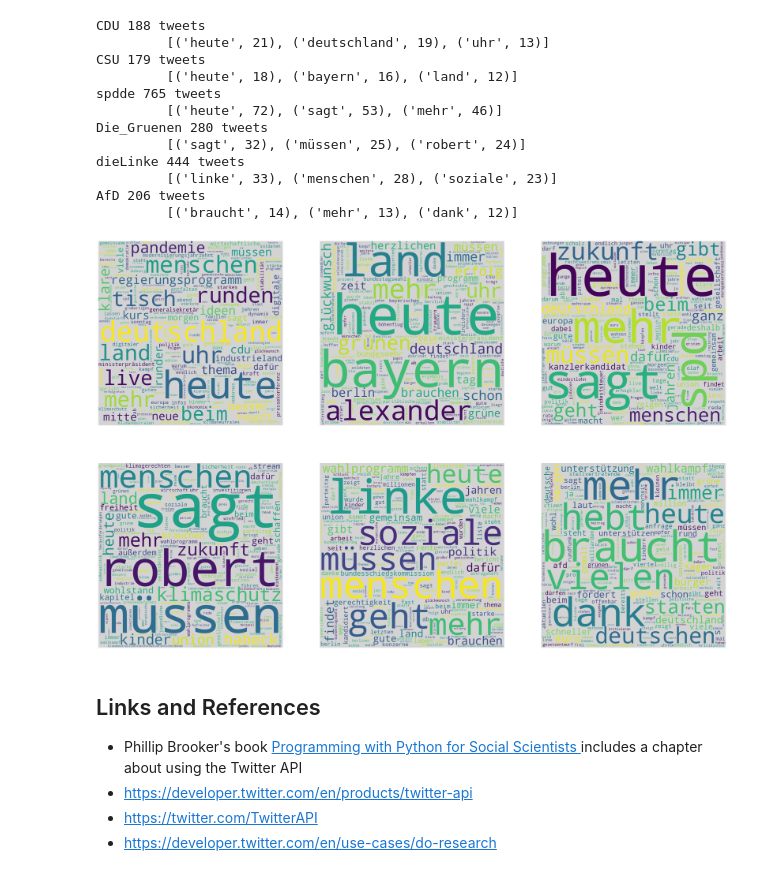
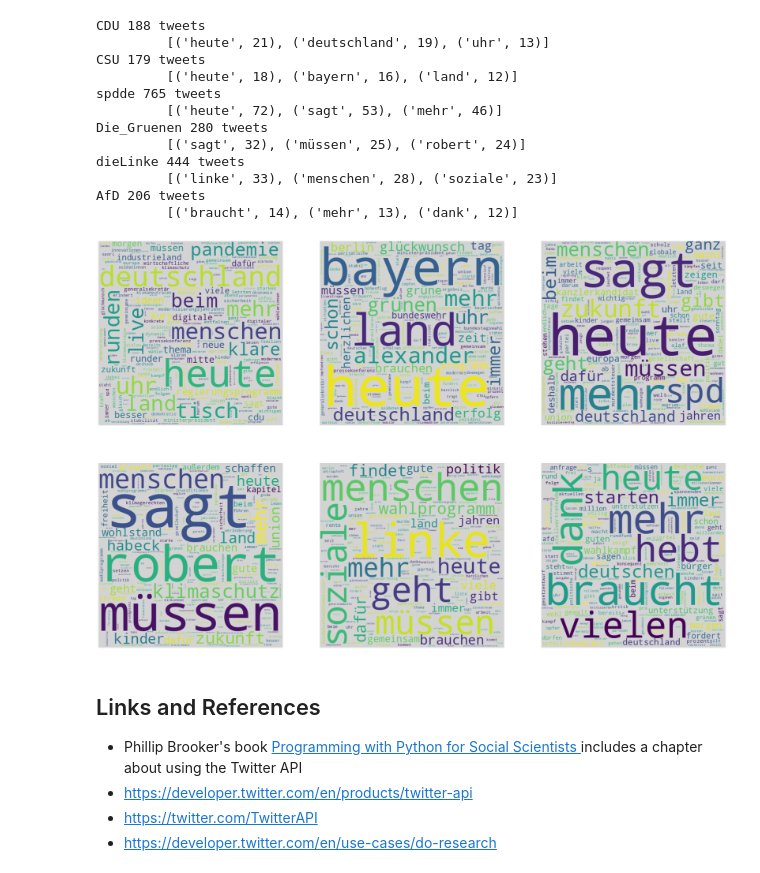
Before and after one commit to sebastian-nagel/introduction-to-python, a Jupyter notebook: 3_twitter_api.ipynb, the cells around one changed output. Cells and saved outputs as stored; diff of their text form; code cells hidden in the pictures.

```diff
--- a/3_twitter_api.ipynb
+++ b/3_twitter_api.ipynb
@@ -288,0 +299,8 @@ word_counts(tweets).most_common()[0:25]
+# %%
+from wordcloud import WordCloud
+
+wordcloud = WordCloud(width=400, height=400,
+                      background_color='lightgrey') \
+                .generate_from_frequencies(word_counts(tweets))
+
+wordcloud.to_image()
@@ -306,9 +326,9 @@ Then we load the data in Python and extract the word counts:
 # %%
-parties_in_bundestag = 'CDU CSU spdde Die_Gruenen dieLinke AfD'.split()
+parties = 'CDU CSU spdde Die_Gruenen dieLinke AfD'.split()
 
 words = {}
 
-for party in parties_in_bundestag:
+for party in parties:
     tweets = load_tweets('data/twitter/ppart/timeline/%s.jsonl' % party)
     words[party] = word_counts(tweets)
     # show some stats
@@ -328,28 +348,24 @@ dieLinke 444 tweets
 AfD 206 tweets
          [('braucht', 14), ('mehr', 13), ('dank', 12)]
 # %%
-from wordcloud import WordCloud
-
 import matplotlib.pyplot as plt
 
 
-fig, axes = plt.subplots(nrows=2, ncols=3, sharex=True, sharey=True,
-                         squeeze=True, figsize=[36,24])
+fig, axes = plt.subplots(nrows=2, ncols=3, figsize=[36,24])
 
 n = 0
-for party in parties_in_bundestag:
-    wordcloud = WordCloud(width=900, height=900,
-                          background_color='lightgrey',
-                          min_font_size=10) \
+for party in parties:
+    wordcloud = WordCloud(width=400, height=400,
+                          background_color='lightgrey') \
                 .generate_from_frequencies(words[party])
     axis = axes[int(n/3),n%3]
     axis.imshow(wordcloud)
     axis.axis('off') # do not show x/y scale
     n += 1
 
 plt.show()
 # %% [output]
-[figure, old version]
+[figure, new version]
 # %% [markdown]
 ## Links and References
 
```
Also changed, not shown: parts of 8 cells of this notebook, 6 other files.
